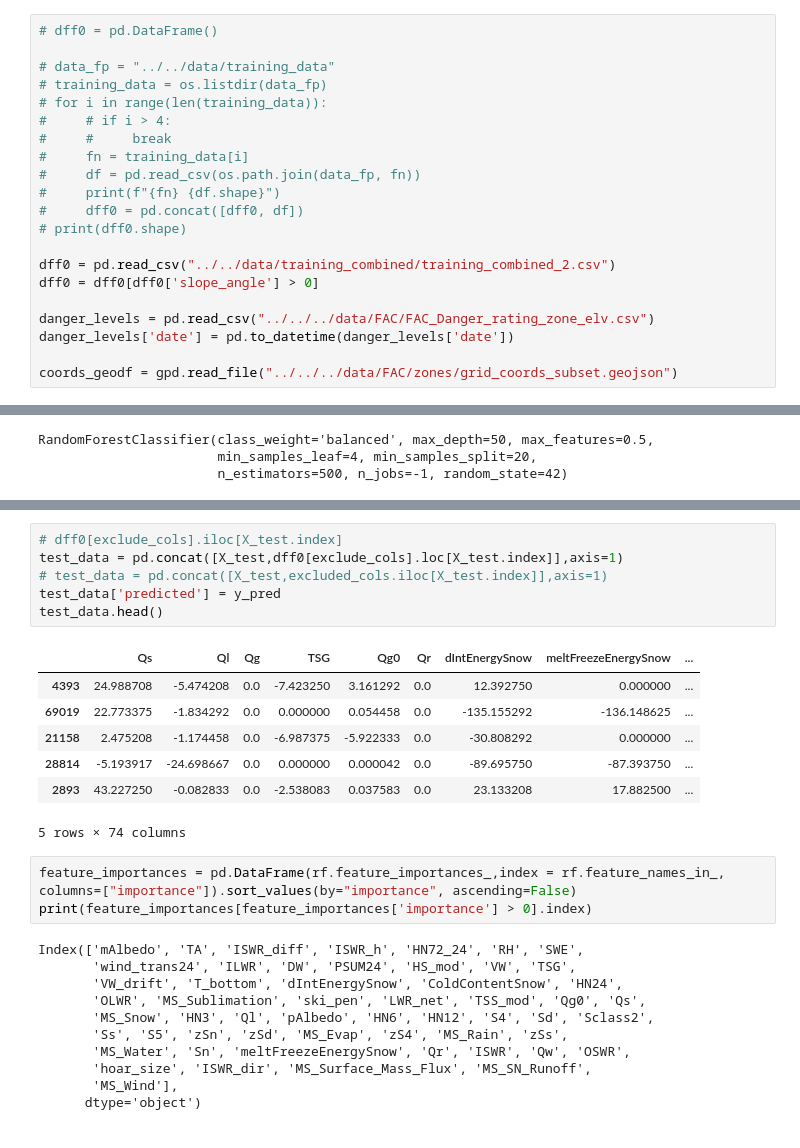
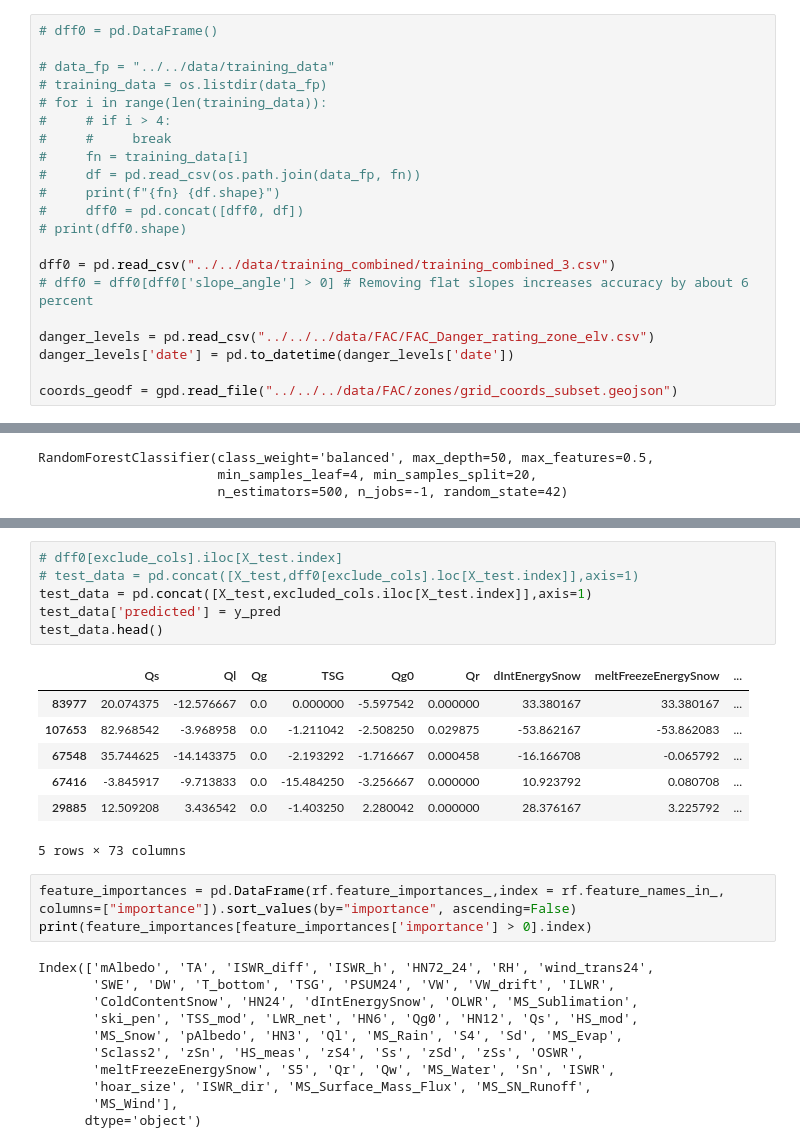
Before and after one commit to CanFam23/avy-forecasting, a Jupyter notebook: notebooks/model/forest.ipynb, the cells around one changed output, grey strips where cells are left out. Saved outputs shown, nothing was run; the diff lists cells and outputs as text.

```diff
--- a/notebooks/model/forest.ipynb
+++ b/notebooks/model/forest.ipynb
@@ -35,8 +34,8 @@ seed = 42
 #     dff0 = pd.concat([dff0, df])
 # print(dff0.shape)
 
-dff0 = pd.read_csv("../../data/training_combined/training_combined_2.csv")
-dff0 = dff0[dff0['slope_angle'] > 0]
+dff0 = pd.read_csv("../../data/training_combined/training_combined_3.csv")
+# dff0 = dff0[dff0['slope_angle'] > 0] # Removing flat slopes increases accuracy by about 6 percent
 
 danger_levels = pd.read_csv("../../../data/FAC/FAC_Danger_rating_zone_elv.csv")
 danger_levels['date'] = pd.to_datetime(danger_levels['date'])
@@ -141,28 +124,28 @@ Index(['Qs', 'Ql', 'Qg', 'TSG', 'Qg0', 'Qr', 'dIntEnergySnow',
 # %%
 # dff0[exclude_cols].iloc[X_test.index]
-test_data = pd.concat([X_test,dff0[exclude_cols].loc[X_test.index]],axis=1)
-# test_data = pd.concat([X_test,excluded_cols.iloc[X_test.index]],axis=1)
+# test_data = pd.concat([X_test,dff0[exclude_cols].loc[X_test.index]],axis=1)
+test_data = pd.concat([X_test,excluded_cols.iloc[X_test.index]],axis=1)
 test_data['predicted'] = y_pred
 test_data.head()
 # %% [output]
 |  | Qs | Ql | Qg | TSG | Qg0 | Qr | dIntEnergySnow | meltFreezeEnergySnow | ... |
-| 4393 | 24.988708 | -5.474208 | 0.0 | -7.423250 | 3.161292 | 0.0 | 12.392750 | 0.000000 | ... |
-| 69019 | 22.773375 | -1.834292 | 0.0 | 0.000000 | 0.054458 | 0.0 | -135.155292 | -136.148625 | ... |
-| 21158 | 2.475208 | -1.174458 | 0.0 | -6.987375 | -5.922333 | 0.0 | -30.808292 | 0.000000 | ... |
-| 28814 | -5.193917 | -24.698667 | 0.0 | 0.000000 | 0.000042 | 0.0 | -89.695750 | -87.393750 | ... |
-| 2893 | 43.227250 | -0.082833 | 0.0 | -2.538083 | 0.037583 | 0.0 | 23.133208 | 17.882500 | ... |
+| 83977 | 20.074375 | -12.576667 | 0.0 | 0.000000 | -5.597542 | 0.000000 | 33.380167 | 33.380167 | ... |
+| 107653 | 82.968542 | -3.968958 | 0.0 | -1.211042 | -2.508250 | 0.029875 | -53.862167 | -53.862083 | ... |
+| 67548 | 35.744625 | -14.143375 | 0.0 | -2.193292 | -1.716667 | 0.000458 | -16.166708 | -0.065792 | ... |
+| 67416 | -3.845917 | -9.713833 | 0.0 | -15.484250 | -3.256667 | 0.000000 | 10.923792 | 0.080708 | ... |
+| 29885 | 12.509208 | 3.436542 | 0.0 | -1.403250 | 2.280042 | 0.000000 | 28.376167 | 3.225792 | ... |
-5 rows × 74 columns
+5 rows × 73 columns
 # %%
 feature_importances = pd.DataFrame(rf.feature_importances_,index = rf.feature_names_in_, columns=["importance"]).sort_values(by="importance", ascending=False)
 print(feature_importances[feature_importances['importance'] > 0].index)
 # %% [output]
-Index(['mAlbedo', 'TA', 'ISWR_diff', 'ISWR_h', 'HN72_24', 'RH', 'SWE',
-       'wind_trans24', 'ILWR', 'DW', 'PSUM24', 'HS_mod', 'VW', 'TSG',
-       'VW_drift', 'T_bottom', 'dIntEnergySnow', 'ColdContentSnow', 'HN24',
-       'OLWR', 'MS_Sublimation', 'ski_pen', 'LWR_net', 'TSS_mod', 'Qg0', 'Qs',
-       'MS_Snow', 'HN3', 'Ql', 'pAlbedo', 'HN6', 'HN12', 'S4', 'Sd', 'Sclass2',
-       'Ss', 'S5', 'zSn', 'zSd', 'MS_Evap', 'zS4', 'MS_Rain', 'zSs',
-       'MS_Water', 'Sn', 'meltFreezeEnergySnow', 'Qr', 'ISWR', 'Qw', 'OSWR',
+Index(['mAlbedo', 'TA', 'ISWR_diff', 'ISWR_h', 'HN72_24', 'RH', 'wind_trans24',
+       'SWE', 'DW', 'T_bottom', 'TSG', 'PSUM24', 'VW', 'VW_drift', 'ILWR',
+       'ColdContentSnow', 'HN24', 'dIntEnergySnow', 'OLWR', 'MS_Sublimation',
+       'ski_pen', 'TSS_mod', 'LWR_net', 'HN6', 'Qg0', 'HN12', 'Qs', 'HS_mod',
+       'MS_Snow', 'pAlbedo', 'HN3', 'Ql', 'MS_Rain', 'S4', 'Sd', 'MS_Evap',
+       'Sclass2', 'zSn', 'HS_meas', 'zS4', 'Ss', 'zSd', 'zSs', 'OSWR',
+       'meltFreezeEnergySnow', 'S5', 'Qr', 'Qw', 'MS_Water', 'Sn', 'ISWR',
        'hoar_size', 'ISWR_dir', 'MS_Surface_Mass_Flux', 'MS_SN_Runoff',
        'MS_Wind'],
       dtype='object')
```
Also changed, not shown: parts of 7 cells of this notebook, 1 other file.
